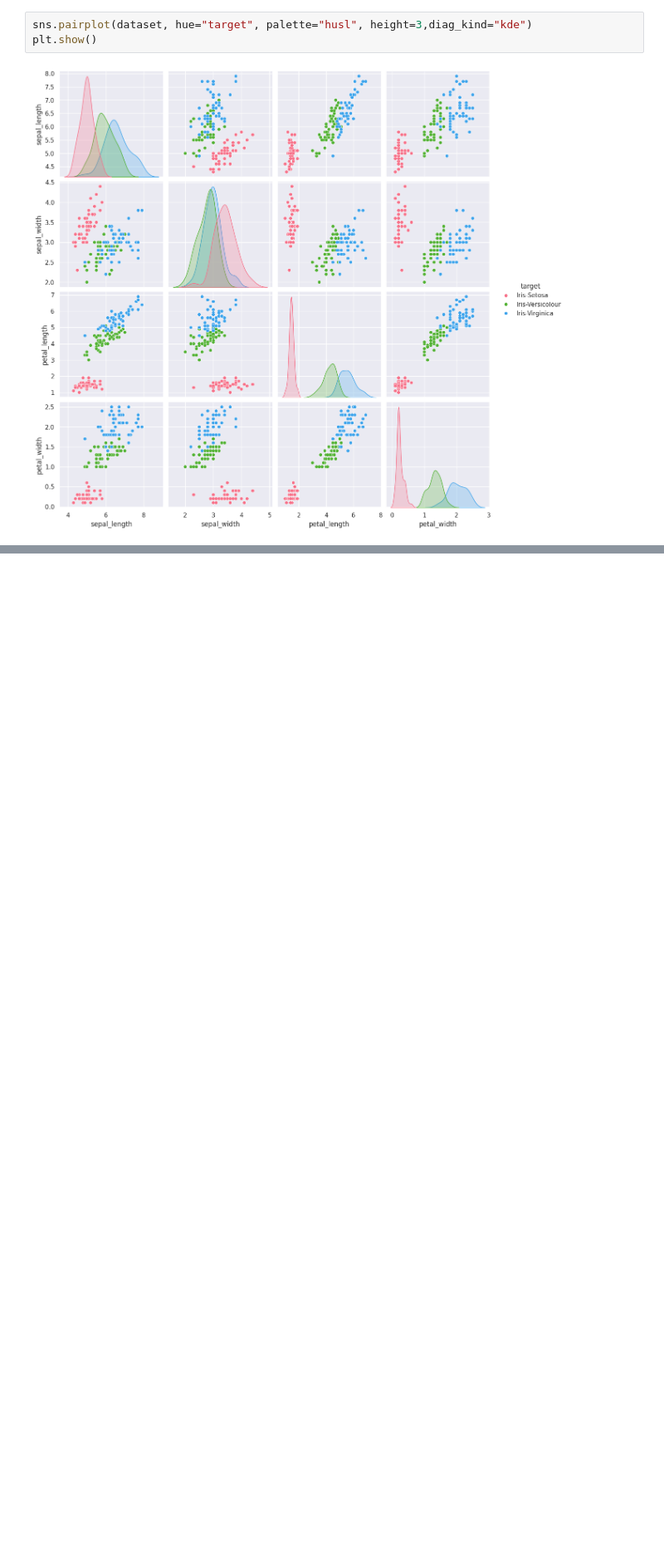
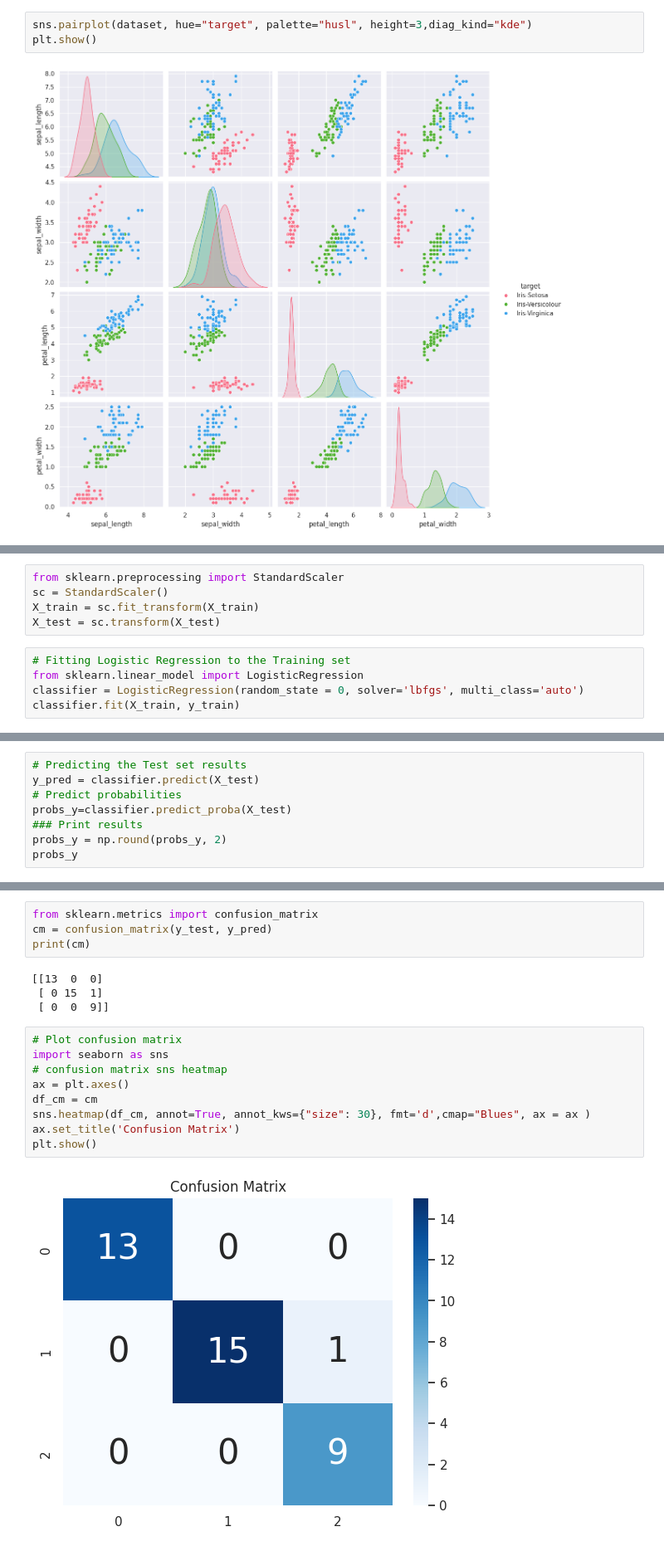
Before and after one commit to Kai-Kun-1/AI-ML-course, a Jupyter notebook: Module_2_classification.ipynb, the cells around one changed output, grey strips where cells are left out. Shown at 83% size. Saved outputs shown, nothing was run; the diff lists cells and outputs as text; blank space fills up the shorter version.

```diff
--- a/Module_2_classification.ipynb
+++ b/Module_2_classification.ipynb
@@ -196,0 +208,10 @@ plt.show()
+# %%
+from sklearn.preprocessing import StandardScaler
+sc = StandardScaler()
+X_train = sc.fit_transform(X_train)
+X_test = sc.transform(X_test)
+# %%
+# Fitting Logistic Regression to the Training set
+from sklearn.linear_model import LogisticRegression
+classifier = LogisticRegression(random_state = 0, solver='lbfgs', multi_class='auto')
+classifier.fit(X_train, y_train)
@@ -196,0 +220,8 @@ plt.show()
+# %%
+# Predicting the Test set results
+y_pred = classifier.predict(X_test)
+# Predict probabilities
+probs_y=classifier.predict_proba(X_test)
+### Print results
+probs_y = np.round(probs_y, 2)
+probs_y
@@ -196,0 +246,19 @@ plt.show()
+# %%
+from sklearn.metrics import confusion_matrix
+cm = confusion_matrix(y_test, y_pred)
+print(cm)
+# %% [output]
+[[13  0  0]
+ [ 0 15  1]
+ [ 0  0  9]]
+# %%
+# Plot confusion matrix
+import seaborn as sns
+# confusion matrix sns heatmap
+ax = plt.axes()
+df_cm = cm
+sns.heatmap(df_cm, annot=True, annot_kws={"size": 30}, fmt='d',cmap="Blues", ax = ax )
+ax.set_title('Confusion Matrix')
+plt.show()
+# %% [output]
+[figure, added]
```
Also changed, not shown: parts of 8 cells of this notebook.
